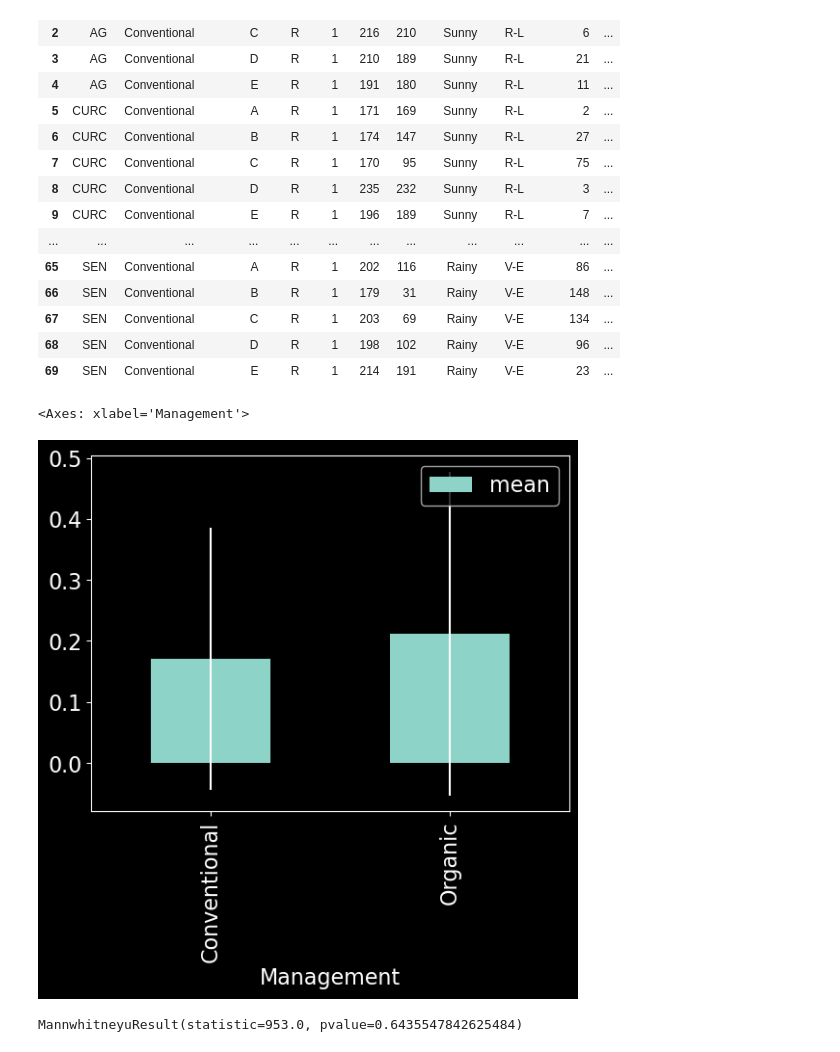
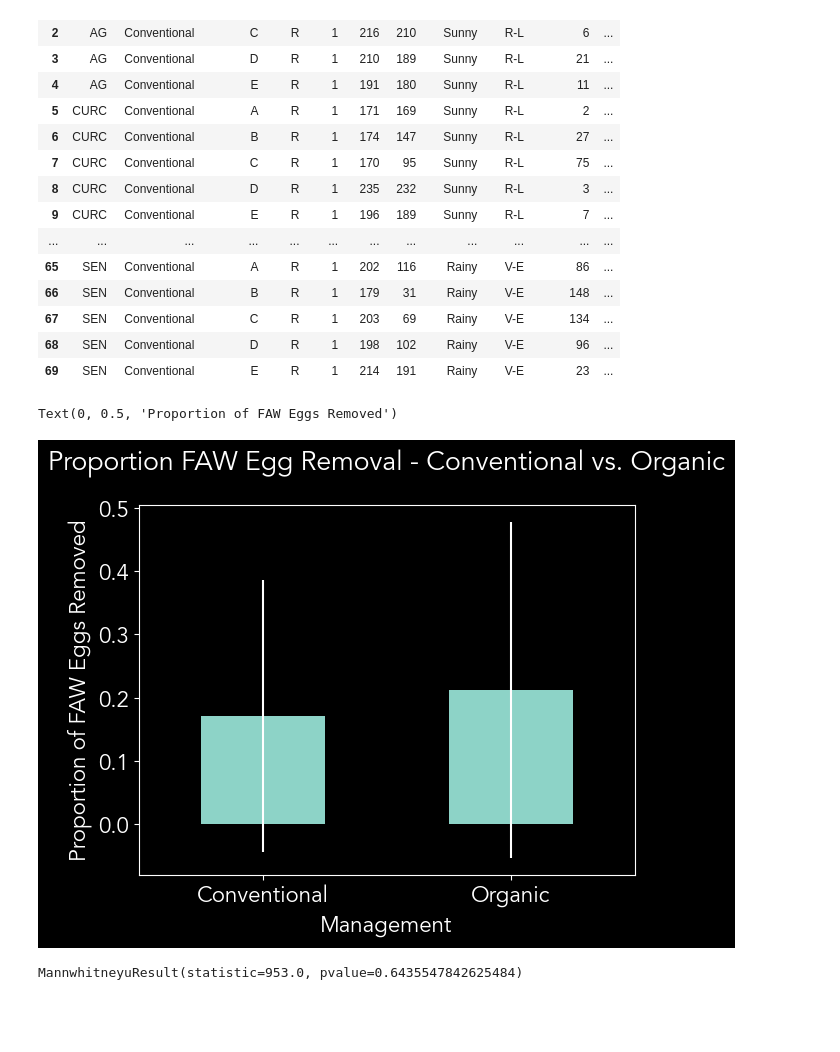
Before and after one commit to chloecho31/cornell, a Jupyter notebook: Long_Term_Pest_Data/Sentinel_Prey/sentinel_prey.ipynb, the cells around one changed output. Cells and saved outputs as stored; diff of their text form; code cells hidden in the pictures; blank space fills up the shorter version.

Commit message:
sentinel prey graph

```diff
--- a/Long_Term_Pest_Data/Sentinel_Prey/sentinel_prey.ipynb
+++ b/Long_Term_Pest_Data/Sentinel_Prey/sentinel_prey.ipynb
@@ -110,11 +110,17 @@ conventional
 | 67 | SEN | Conventional | C | R | 1 | 203 | 69 | Rainy | V-E | 134 | ... |
 | 68 | SEN | Conventional | D | R | 1 | 198 | 102 | Rainy | V-E | 96 | ... |
 | 69 | SEN | Conventional | E | R | 1 | 214 | 191 | Rainy | V-E | 23 | ... |
-# %%
-egg_data.groupby(['Management'])['Proportion'].agg(['mean', 'std']).plot.bar(yerr='std')
-# %% [output]
-<Axes: xlabel='Management'>
-[figure, removed]
+# %%
+plt.rcParams['font.sans-serif'] = ['Avenir']
+plt.style.use('dark_background')
+plt.rcParams.update({'font.size': 16})
+
+ax = egg_data.groupby(['Management'])['Proportion'].agg(['mean', 'std']).plot.bar(yerr='std', legend=False, rot=0)
+plt.title('Proportion FAW Egg Removal - Conventional vs. Organic', pad=25)
+plt.ylabel('Proportion of FAW Eggs Removed')
+# %% [output]
+Text(0, 0.5, 'Proportion of FAW Eggs Removed')
+[figure, added]
 # %%
 stats.mannwhitneyu(organic['Proportion'], conventional['Proportion'])
 # %% [output]
```
